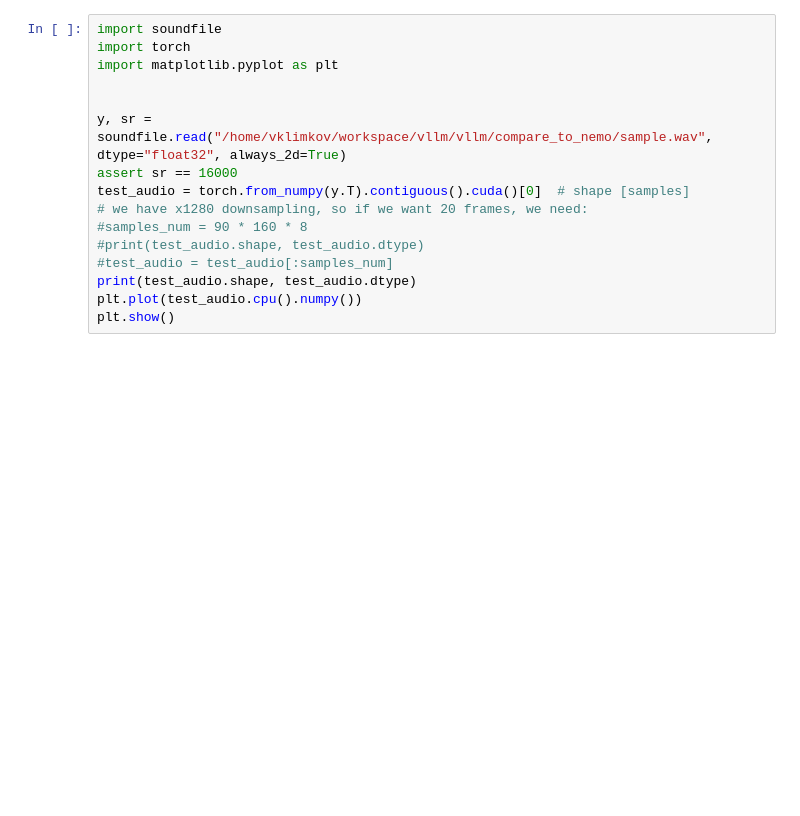
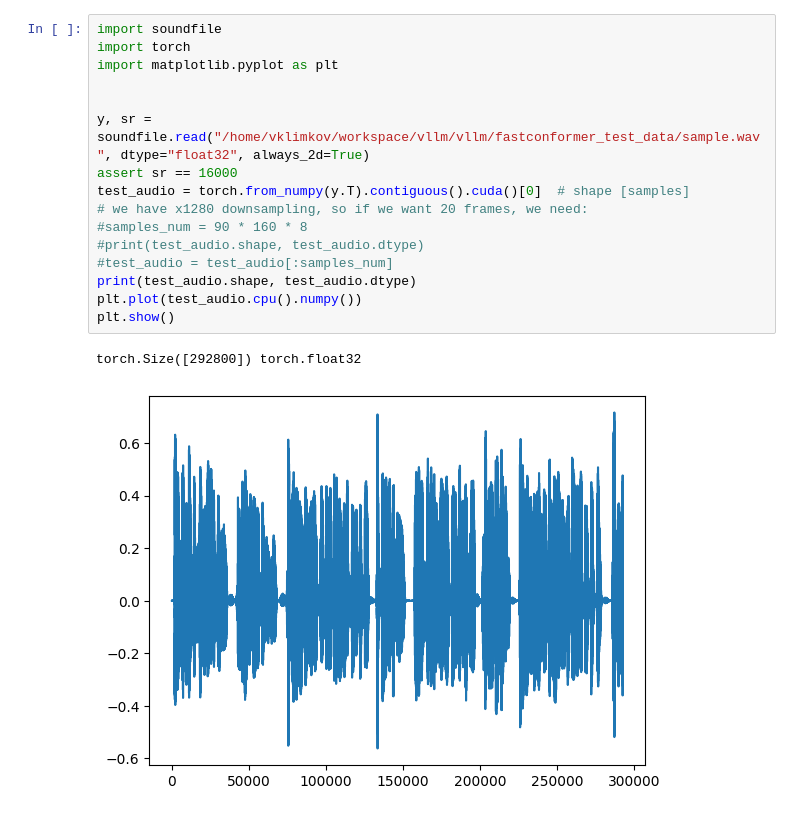
Before and after one commit to virajkarandikar/vllm, a Jupyter notebook: demo_fastconformer.ipynb, the cells around one changed output. Cells and saved outputs as stored; diff of their text form; blank space fills up the shorter version.

```diff
--- a/demo_fastconformer.ipynb
+++ b/demo_fastconformer.ipynb
@@ -1,19 +1,22 @@
 # %%
 import soundfile
 import torch
 import matplotlib.pyplot as plt
 
 
-y, sr = soundfile.read("/home/vklimkov/workspace/vllm/vllm/compare_to_nemo/sample.wav", dtype="float32", always_2d=True)
+y, sr = soundfile.read("/home/vklimkov/workspace/vllm/vllm/fastconformer_test_data/sample.wav", dtype="float32", always_2d=True)
 assert sr == 16000
 test_audio = torch.from_numpy(y.T).contiguous().cuda()[0]  # shape [samples]
 # we have x1280 downsampling, so if we want 20 frames, we need:
 #samples_num = 90 * 160 * 8
 #print(test_audio.shape, test_audio.dtype)
 #test_audio = test_audio[:samples_num]
 print(test_audio.shape, test_audio.dtype)
 plt.plot(test_audio.cpu().numpy())
 plt.show()
+# %% [output]
+torch.Size([292800]) torch.float32
+[figure, added]
 # %%
 import torch
 
```
Also changed, not shown: parts of 6 cells of this notebook, 5 other files.
